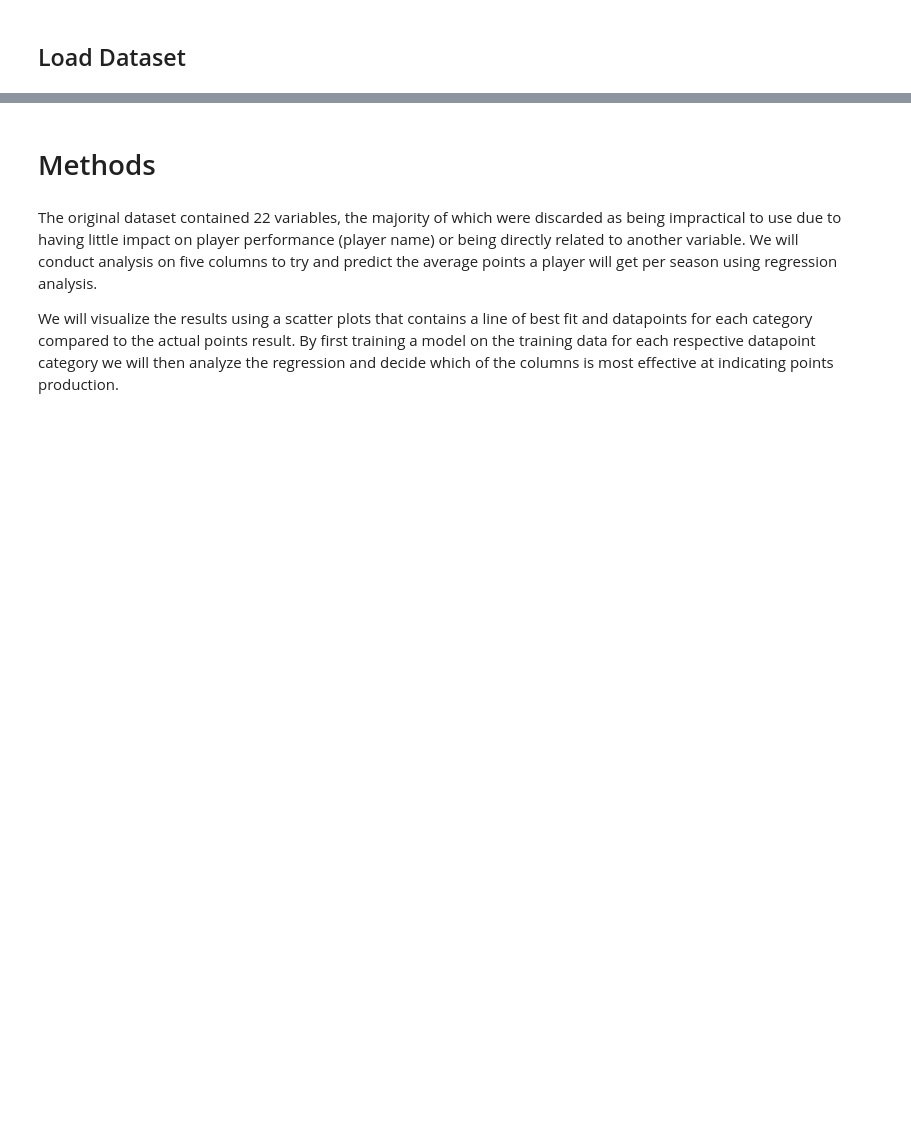
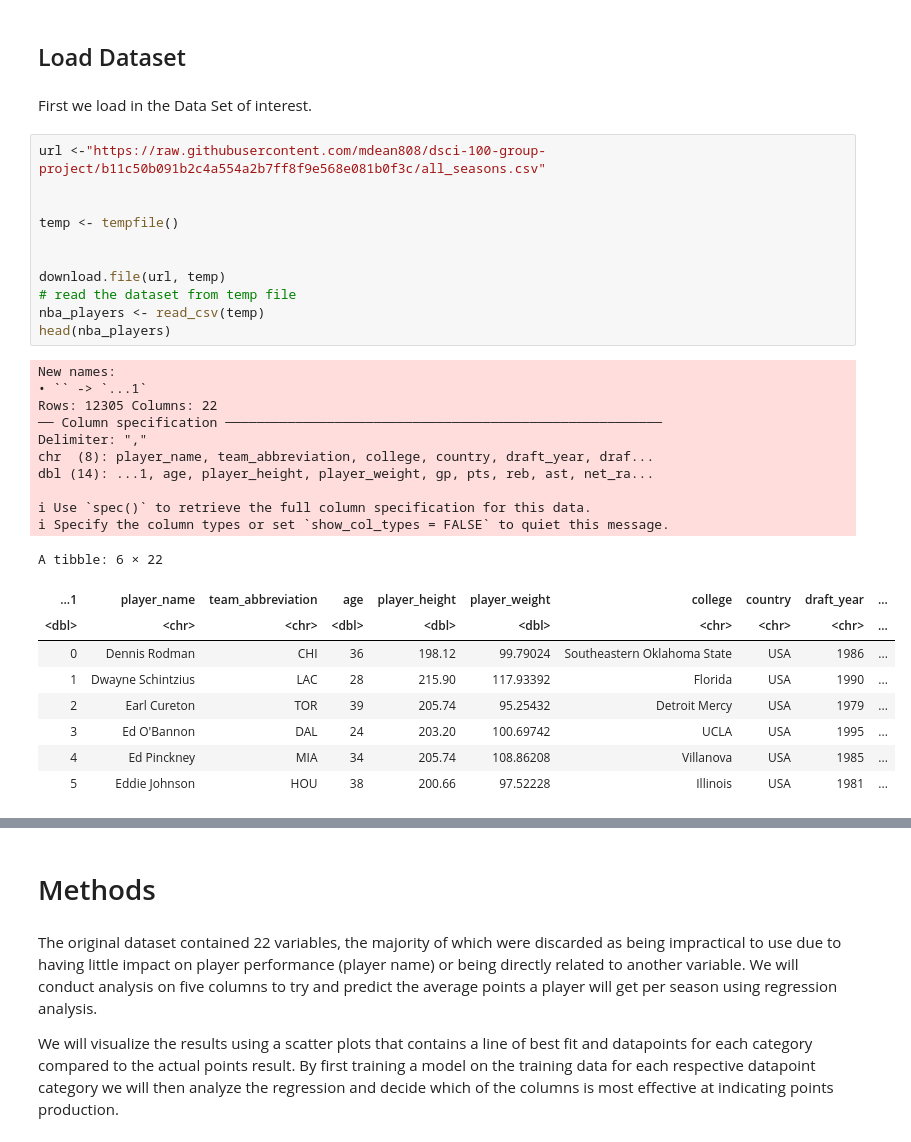
Before and after one commit to mdean808/dsci-100-group-project, a Jupyter notebook: project.ipynb, the cells around one changed output, grey strips where cells are left out. Cells and saved outputs as stored; diff of their text form; blank space fills up the shorter version.

```diff
--- a/project.ipynb
+++ b/project.ipynb
@@ -38,2 +38,35 @@ options(repr.matrix.max.rows = 6)
 # %% [markdown]
 ## Load Dataset
+# %% [markdown]
+First we load in the Data Set of interest.
+# %%
+url <-"https://raw.githubusercontent.com/mdean808/dsci-100-group-project/b11c50b091b2c4a554a2b7ff8f9e568e081b0f3c/all_seasons.csv"
+
+
+temp <- tempfile()
+
+
+download.file(url, temp)
+# read the dataset from temp file
+nba_players <- read_csv(temp)
+head(nba_players)
+# %% [output]
+New names:
+• `` -> `...1`
+Rows: 12305 Columns: 22
+── Column specification ────────────────────────────────────────────────────────
+Delimiter: ","
+chr  (8): player_name, team_abbreviation, college, country, draft_year, draf...
+dbl (14): ...1, age, player_height, player_weight, gp, pts, reb, ast, net_ra...
+
+ℹ Use `spec()` to retrieve the full column specification for this data.
+ℹ Specify the column types or set `show_col_types = FALSE` to quiet this message.
+A tibble: 6 × 22
+| ...1 | player_name | team_abbreviation | age | player_height | player_weight | college | country | draft_year | ... |
+| <dbl> | <chr> | <chr> | <dbl> | <dbl> | <dbl> | <chr> | <chr> | <chr> | ... |
+| 0 | Dennis Rodman | CHI | 36 | 198.12 | 99.79024 | Southeastern Oklahoma State | USA | 1986 | ... |
+| 1 | Dwayne Schintzius | LAC | 28 | 215.90 | 117.93392 | Florida | USA | 1990 | ... |
+| 2 | Earl Cureton | TOR | 39 | 205.74 | 95.25432 | Detroit Mercy | USA | 1979 | ... |
+| 3 | Ed O'Bannon | DAL | 24 | 203.20 | 100.69742 | UCLA | USA | 1995 | ... |
+| 4 | Ed Pinckney | MIA | 34 | 205.74 | 108.86208 | Villanova | USA | 1985 | ... |
+| 5 | Eddie Johnson | HOU | 38 | 200.66 | 97.52228 | Illinois | USA | 1981 | ... |
```
Also changed, not shown: parts of 8 cells of this notebook.
